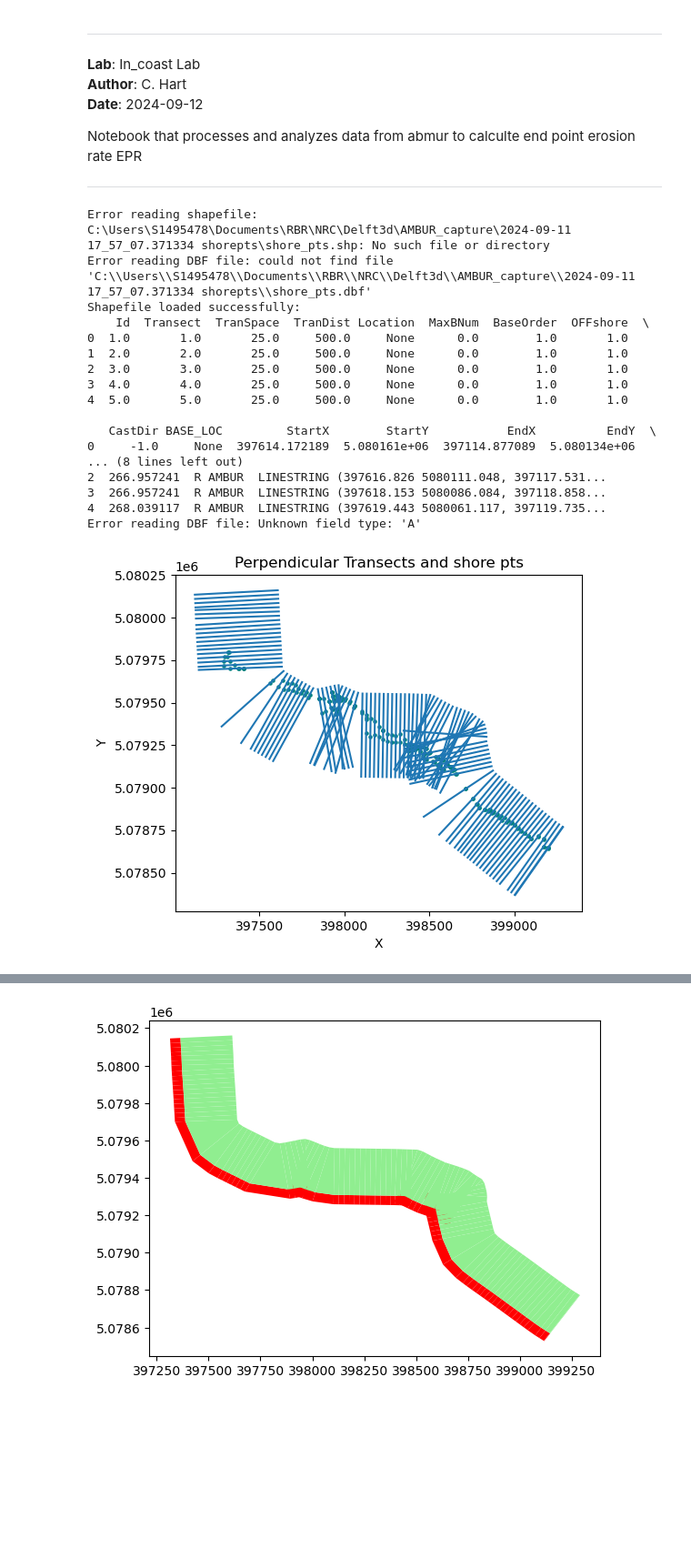
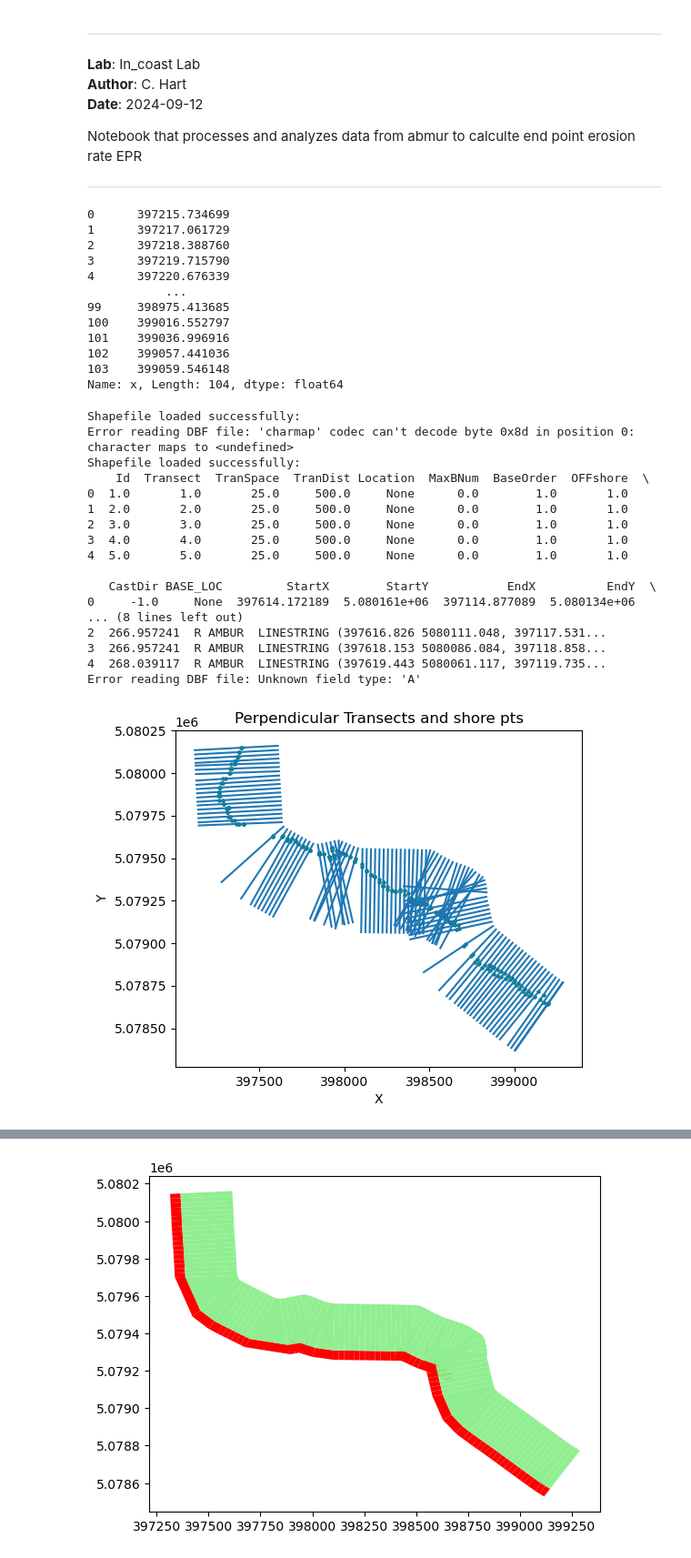
Before and after one commit to CoastalSedimentTransport/ForeshoreTool, a Jupyter notebook: AMBUR_output_analysis.ipynb, the cells around one changed output, grey strips where cells are left out. Shown at 91% size. Saved outputs shown, nothing was run; the diff lists cells and outputs as text; code cells hidden in the pictures; blank space fills up the shorter version.

```diff
--- a/AMBUR_output_analysis.ipynb
+++ b/AMBUR_output_analysis.ipynb
@@ -46,3 +104,18 @@ perp_transects_path_shp = r"C:\Users\S1495478\Documents\RBR\NRC\Delft3d\NB_Lidar
+# %%
+print(results_gdf['x'])
+# %% [output]
+0      397215.734699
+1      397217.061729
+2      397218.388760
+3      397219.715790
+4      397220.676339
+           ...
+99     398975.413685
+100    399016.552797
+101    399036.996916
+102    399057.441036
+103    399059.546148
+Name: x, Length: 104, dtype: float64
 # %%
 # import files into dataframes and inspect them
 
@@ -52,9 +125,11 @@ import pandas as pd
 from dbfread import DBF
 
 # Paths to the files
-shore_pts_path_dbf = r"C:\Users\S1495478\Documents\RBR\NRC\Delft3d\AMBUR_capture\2024-09-11 17_57_07.371334 shorepts\shore_pts.dbf"
-shore_pts_path_shp = r"C:\Users\S1495478\Documents\RBR\NRC\Delft3d\AMBUR_capture\2024-09-11 17_57_07.371334 shorepts\shore_pts.shp"
-
+# shore_pts_path_dbf = r"C:\Users\S1495478\Documents\RBR\NRC\Delft3d\AMBUR_capture\2024-09-11 17_57_07.371334 shorepts\shore_pts.dbf"
+# # shore_pts_path_shp = r"C:\Users\S1495478\Documents\RBR\NRC\Delft3d\AMBUR_capture\2024-09-11 17_57_07.371334 shorepts\shore_pts.shp"
+# shore_pts_path_shp = r"C:\Users\S1495478\Documents\RBR\NRC\Delft3d\NB_Lidar\AMBUR_capture\2024-09-11 15_33_33.19299 shorepts\shore_pts.shp"
+shore_pts_path_dbf = r"C:\Users\S1495478\Documents\RBR\NRC\Delft3d\AMBUR_capture\2024-09-18 10_08_08.448052 shorepts\shore_pts.shp"
+shore_pts_path_shp = r"C:\Users\S1495478\Documents\RBR\NRC\Delft3d\AMBUR_capture\2024-09-18 10_08_08.448052 shorepts\shore_pts.dbf"
 # Read the shapefile into a GeoDataFrame
 try:
     shore_pts_gdf = gpd.read_file(shore_pts_path_shp)
@@ -90,36 +165,36 @@ except Exception as e:
 # Plotting the shapefile data
 try:
     perp_transects_gdf.plot()
     plt.title('Perpendicular Transects and shore pts')
     plt.xlabel('X')
     plt.ylabel('Y')
 
     plt.scatter(shore_pts_gdf['POINT_X'], shore_pts_gdf['POINT_Y'], c='teal', s=5)
     # plt.colorbar()
     plt.show()
 
     plt.show()
 except Exception as e:
     print(f"Error plotting shapefile: {e}")
 # %% [output]
-Error reading shapefile: C:\Users\S1495478\Documents\RBR\NRC\Delft3d\AMBUR_capture\2024-09-11 17_57_07.371334 shorepts\shore_pts.shp: No such file or directory
-Error reading DBF file: could not find file 'C:\\Users\\S1495478\\Documents\\RBR\\NRC\\Delft3d\\AMBUR_capture\\2024-09-11 17_57_07.371334 shorepts\\shore_pts.dbf'
+Shapefile loaded successfully:
+Error reading DBF file: 'charmap' codec can't decode byte 0x8d in position 0: character maps to <undefined>
 Shapefile loaded successfully:
     Id  Transect  TranSpace  TranDist Location  MaxBNum  BaseOrder  OFFshore  \
 0  1.0       1.0       25.0     500.0     None      0.0        1.0       1.0
 1  2.0       2.0       25.0     500.0     None      0.0        1.0       1.0
 2  3.0       3.0       25.0     500.0     None      0.0        1.0       1.0
 3  4.0       4.0       25.0     500.0     None      0.0        1.0       1.0
 4  5.0       5.0       25.0     500.0     None      0.0        1.0       1.0
 
    CastDir BASE_LOC         StartX        StartY           EndX          EndY  \
 0     -1.0     None  397614.172189  5.080161e+06  397114.877089  5.080134e+06
 ... (8 lines left out)
 2  266.957241  R AMBUR  LINESTRING (397616.826 5080111.048, 397117.531...
 3  266.957241  R AMBUR  LINESTRING (397618.153 5080086.084, 397118.858...
 4  268.039117  R AMBUR  LINESTRING (397619.443 5080061.117, 397119.735...
 Error reading DBF file: Unknown field type: 'A'
-[figure, old version]
+[figure, new version]
 # %%
 import numpy as np
 from shapely.geometry import Point
```
Also changed, not shown: parts of 15 cells of this notebook.
